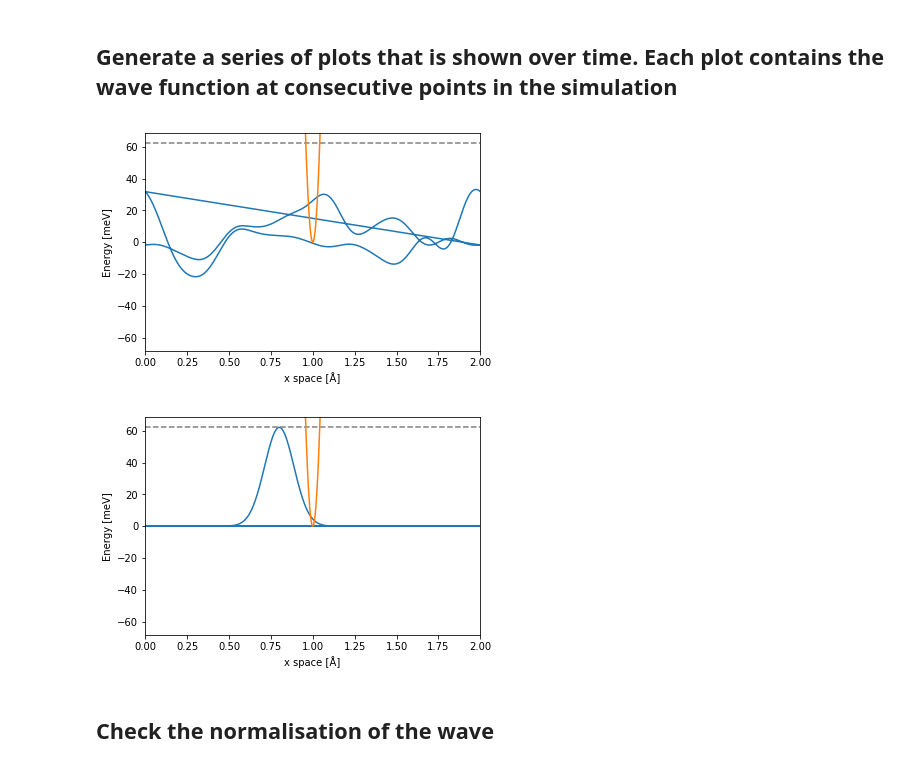
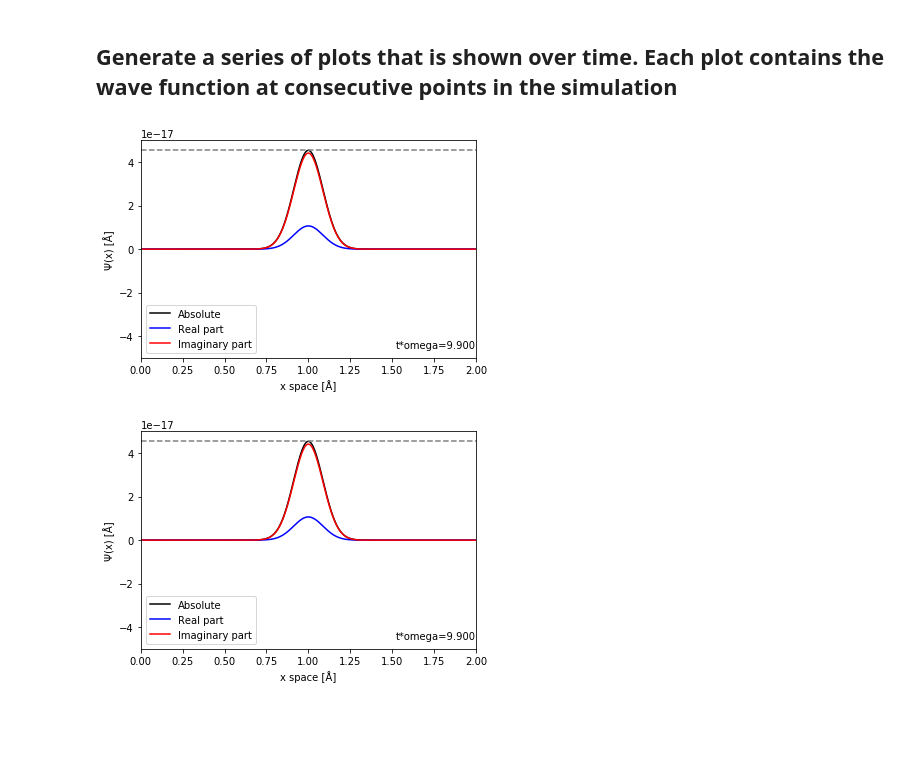
Before and after one commit to tisabe/CP2_QPP, a Jupyter notebook: animation-1d.ipynb, the cells around one changed output. Drawn from its saved outputs; the diff is of its cells as text; code cells hidden in the pictures; blank space fills up the shorter version.

Commit message:
Bugfixes and comments added to functions

```diff
--- a/animation-1d.ipynb
+++ b/animation-1d.ipynb
@@ -25,6 +25,7 @@ with open(potentialfilePath,'r') as potentialfile:
         potData.append(line.strip())
     a = float(potData[0].split("\t")[1])
     epsilon = float(potData[0].split("\t")[3])
+    tauhat = float(potData[0].split("\t")[5])
     del potData[0]
     potData = [float(potData[i])*epsilon/e*1e3 for i in range(len(potData))]
 
@@ -33,14 +34,24 @@ with open(inputfilePath,'r') as inputfile: #Read the file at the path specified
     for line in inputfile: #Iterate over all lines
         plotData.append(line.strip().split('\t')) #Tab is used as seperator between values
     for j in range(len(plotData)): #Cast list items from string to float type
-        plotData[j] = [float(plotData[j][i])*epsilon/e*1e3 for i in range(len(plotData[0]))]
+        plotData[j] = [float(plotData[j][i])*a**2*1e10 for i in range(len(plotData[0]))]
+    plotData = np.array(plotData)
 
 plotDataImag = []
 with open(inputfilePathImag,'r') as inputfileImag: #Read the file at the path specified above
     for line in inputfileImag: #Iterate over all lines
         plotDataImag.append(line.strip().split('\t')) #Tab is used as seperator between values
     for j in range(len(plotDataImag)): #Cast list items from string to float type
-        plotDataImag[j] = [float(plotDataImag[j][i])*epsilon/e*1e3 for i in range(len(plotDataImag[0]))]
+        plotDataImag[j] = [float(plotDataImag[j][i])*a**2*1e10 for i in range(len(plotDataImag[0]))]
+    plotDataImag = np.array(plotDataImag)
+
+obsData = []
+with open(observablesfilePath,'r') as obsfile:
+    for line in obsfile:
+        obsData.append(line.strip().split('\t'))
+    for j in range(len(obsData)):
+        obsData[j] = [float(obsData[j][i]) for i in range(len(obsData[0]))]
+    obsData = np.array(obsData).T
 # %% [markdown]
 ## Find the absolute maximum of the wave function over the whole time to use it as the y- maximum of the plot
 # %%
@@ -54,27 +65,28 @@ for i in range(len(plotData)): #Iterate over all time steps
 # %%
 x = np.arange(0,len(plotData[0]))*a/1e-10 #Setting x-axis here
 
 fig, ax = plt.subplots() #Generate an empty plot
 l, = ax.plot([min(x),max(x)],[-maximum*1.1,maximum*1.1]) #Set plot range
 
-plt.axhline(max(plotData[0]),linestyle = 'dashed', color = 'grey') #Add a dashed grey line as reference for the maximum of the start wave function
-
-plt.plot(x,potData) #Add the line representing the potential
-plt.xlim(min(x),max(x)) #Set the overwritten plot range again
-plt.ylim(-maximum*1.1,maximum*1.1)
-plt.xlabel("x space [Å]")
-plt.ylabel("Energy [meV]")
-
-animate = lambda i: l.set_data([x,x],[plotData[i],plotDataImag[i]]) #Lambda function that returns the plot data for the i-th plot
+def animate(i):
+    plt.clf()
+    plt.plot(x,np.sqrt(plotData[i]**2+plotDataImag[i]**2), color="black", label ="Absolute")
+    plt.plot(x,plotData[i], color="blue", label="Real part")
+    plt.plot(x,plotDataImag[i], color="red", label="Imaginary part")
+    plt.axhline(max(plotData[0]),linestyle = 'dashed', color = 'grey') #Add a dashed grey line as reference for the maximum of the start wave function
+    plt.xlim(min(x),max(x)) #Set the overwritten plot range again
+    plt.ylim(-maximum*1.1,maximum*1.1)
+    plt.xlabel("x space [Å]")
+    plt.ylabel("Ψ(x) [Å]")
+    plt.text(max(x),-maximum,"t*omega=%02.3f"%(obsData[0][i]),horizontalalignment='right')
+    plt.legend()
 
 for i in range(len(plotData)): #Iterate over all plots
     animate(i)
     clear_output(wait=True)
     display(fig)
 
-animate(0)
-
 plt.show()
 # %% [output]
-[figure, old version]
+[figure, new version]
-[figure, old version]
+[figure, new version]
@@ -84,2 +92,0 @@ plt.show()
-# %% [markdown]
-## Check the normalisation of the wave
```
Also changed, not shown: parts of 5 cells of this notebook, 12 other files.
